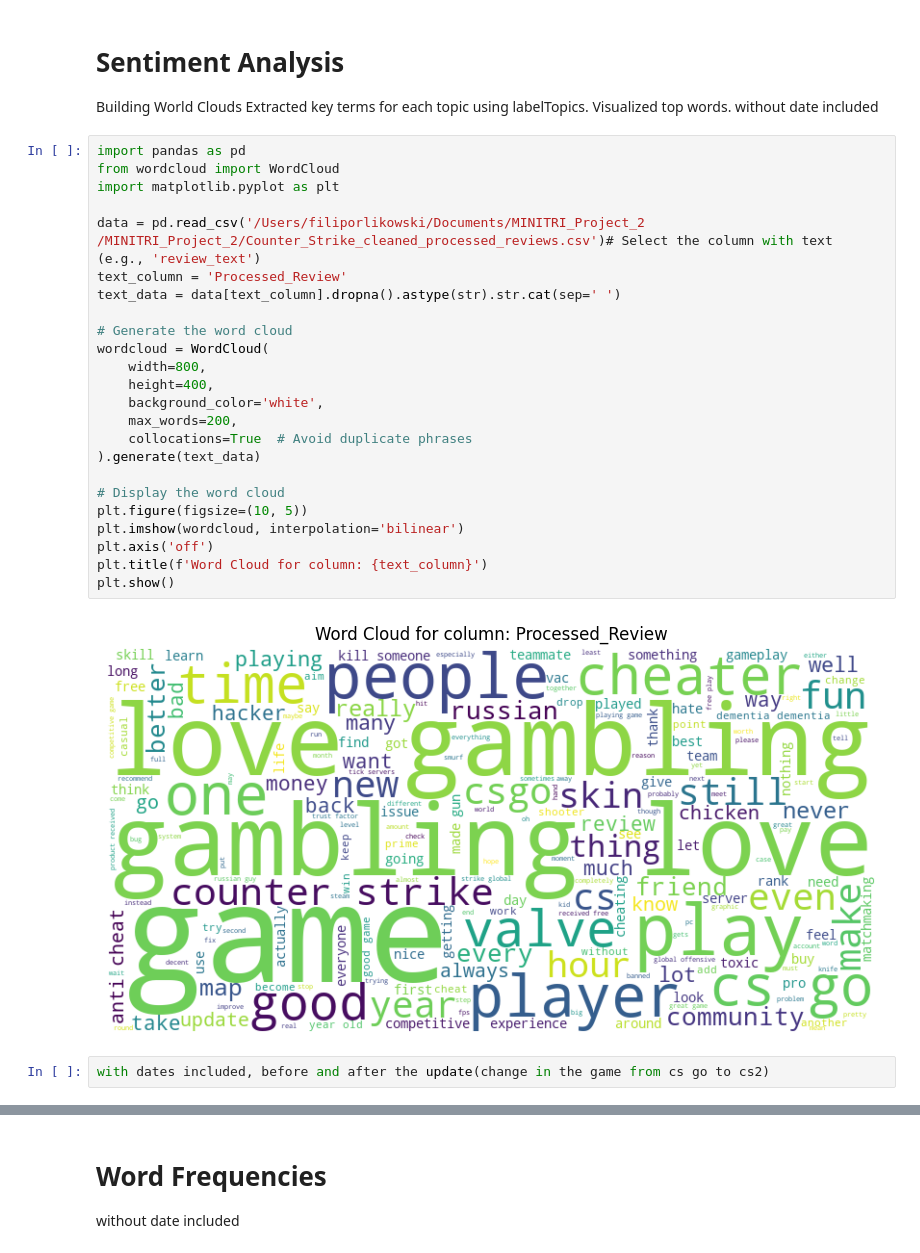
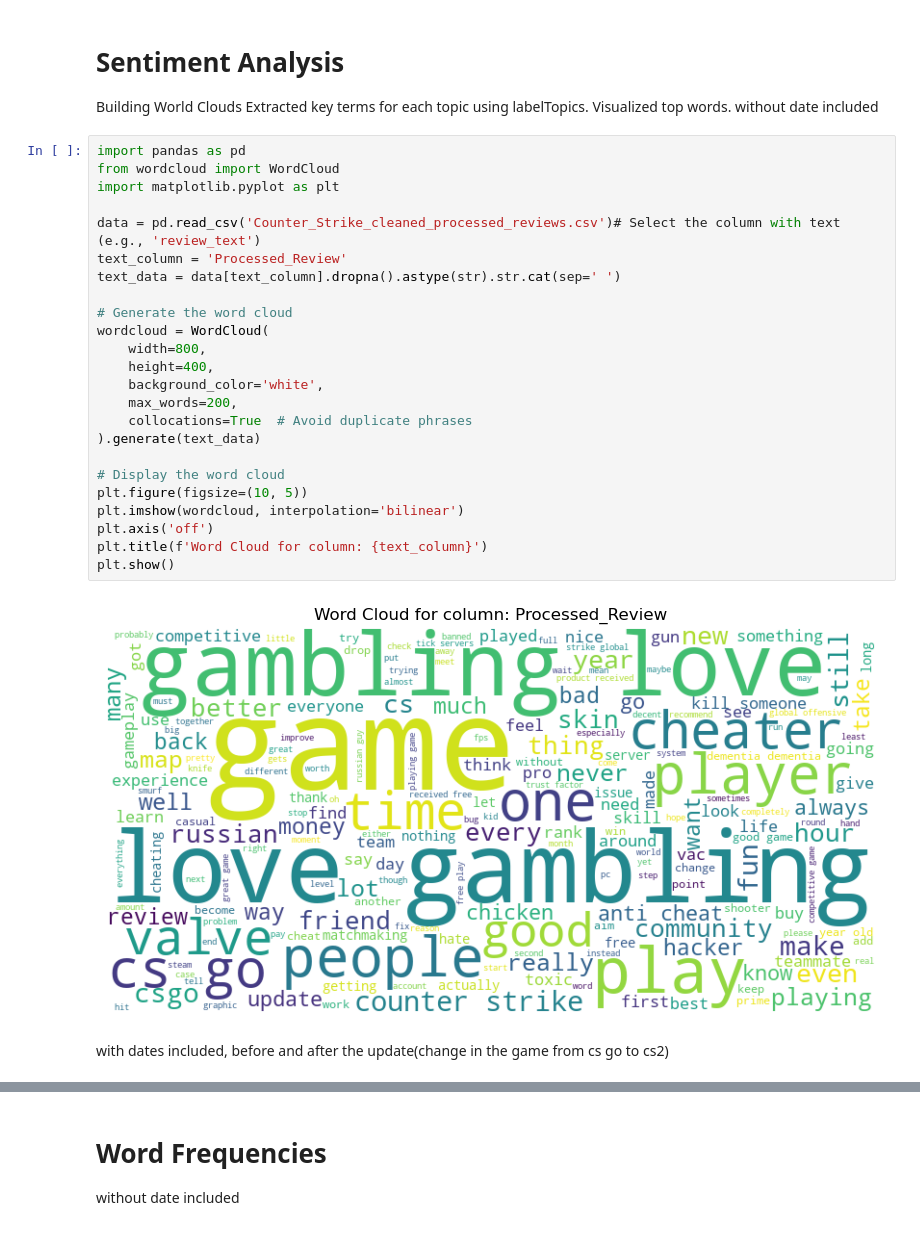
Before and after one commit to s193724/MINITRI_Project_2, a Jupyter notebook: PROJECT_Counter_Strike.ipynb, the cells around one changed output, grey strips where cells are left out. Cells and saved outputs as stored; diff of their text form.

```diff
--- a/PROJECT_Counter_Strike.ipynb
+++ b/PROJECT_Counter_Strike.ipynb
@@ -217,31 +276,31 @@ without date included
 # %%
 import pandas as pd
 from wordcloud import WordCloud
 import matplotlib.pyplot as plt
 
-data = pd.read_csv('/Users/filiporlikowski/Documents/MINITRI_Project_2 /MINITRI_Project_2/Counter_Strike_cleaned_processed_reviews.csv')# Select the column with text (e.g., 'review_text')
+data = pd.read_csv('Counter_Strike_cleaned_processed_reviews.csv')# Select the column with text (e.g., 'review_text')
 text_column = 'Processed_Review'
 text_data = data[text_column].dropna().astype(str).str.cat(sep=' ')
 
 # Generate the word cloud
 wordcloud = WordCloud(
     width=800,
     height=400,
     background_color='white',
     max_words=200,
     collocations=True  # Avoid duplicate phrases
 ).generate(text_data)
 
 # Display the word cloud
 plt.figure(figsize=(10, 5))
 plt.imshow(wordcloud, interpolation='bilinear')
 plt.axis('off')
 plt.title(f'Word Cloud for column: {text_column}')
 plt.show()
 # %% [output]
-[figure, old version]
+[figure, new version]
-# %%
-with dates included, before and after the update(change in the game from cs go to cs2)
+# %% [markdown]
+with dates included, before and after the update(change in the game from cs go to cs2)
 # %%
 import pandas as pd
 from wordcloud import WordCloud
```
Also changed, not shown: parts of 12 cells of this notebook, 1 other file.
